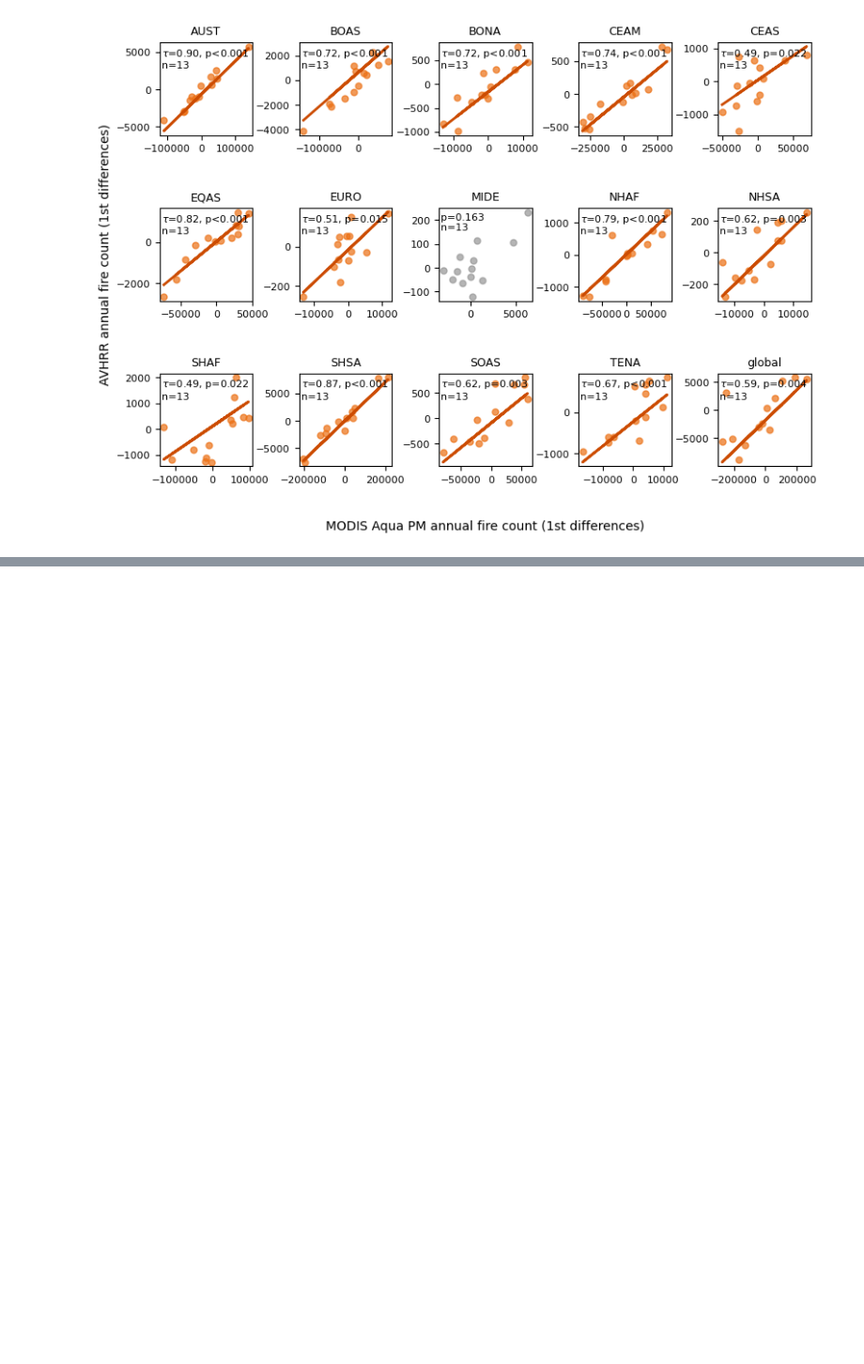
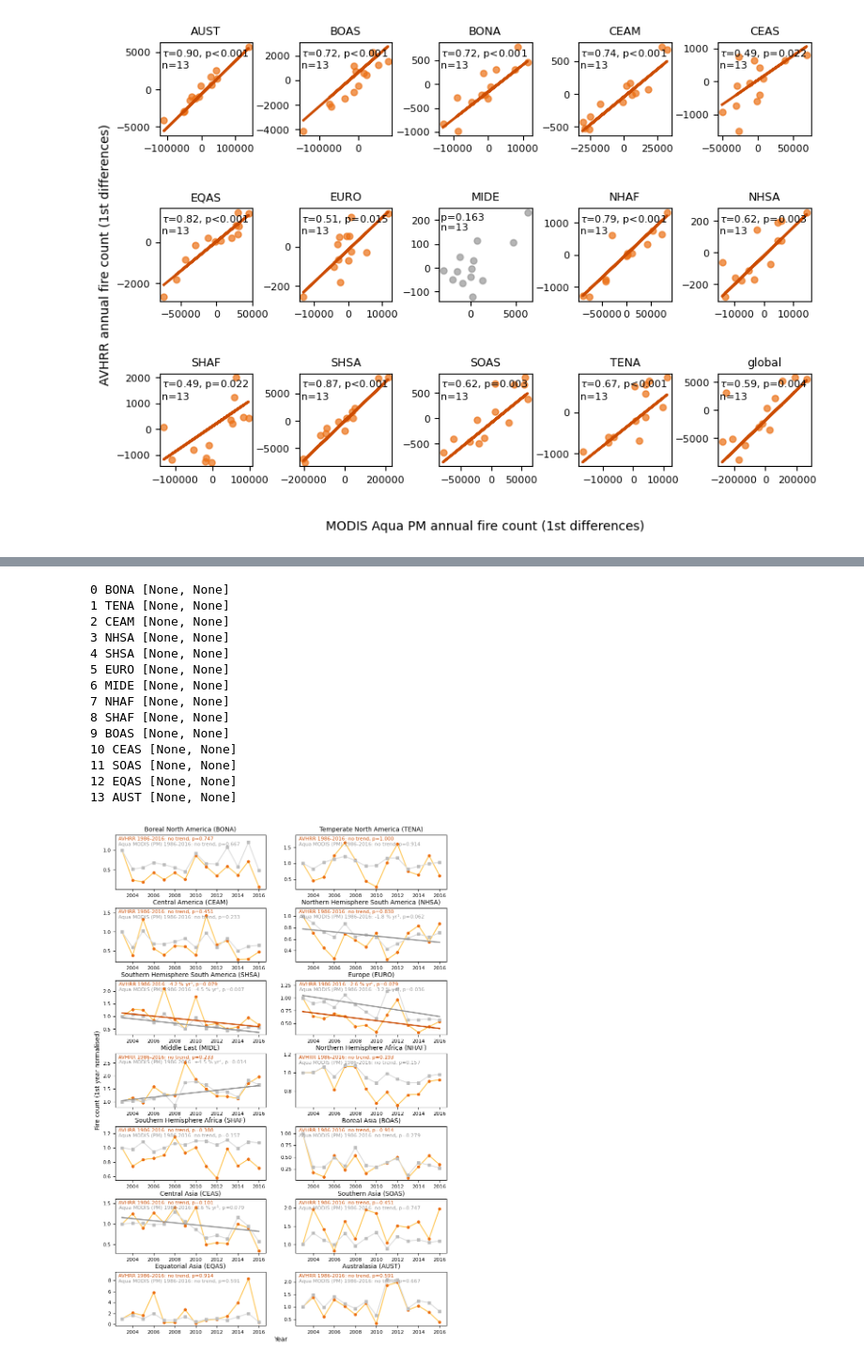
Before and after one commit to mdj4/avhrr-fire, a Jupyter notebook: src/06_intercomparison/03_intercomparison_vs_other_data.ipynb, the cells around one changed output, grey strips where cells are left out. Shown at 94% size. Cells and saved outputs as stored; diff of their text form; code cells hidden in the pictures; blank space fills up the shorter version.

```diff
--- a/src/06_intercomparison/03_intercomparison_vs_other_data.ipynb
+++ b/src/06_intercomparison/03_intercomparison_vs_other_data.ipynb
@@ -522,0 +899,19 @@ summary.to_csv(str(dir_out_figures / 's02_modis_pm_intercomparison.csv'), index=
+# %%
+aquapm_year['gfed_full_name'] = ''
+aquapm_year.loc[aquapm_year.region_name=='BONA', 'gfed_full_name'] = 'Boreal North America (BONA)'
+aquapm_year.loc[aquapm_year.region_name=='TENA', 'gfed_full_name'] = 'Temperate North America (TENA)'
+aquapm_year.loc[aquapm_year.region_name=='CEAM', 'gfed_full_name'] = 'Central America (CEAM)'
+aquapm_year.loc[aquapm_year.region_name=='NHSA', 'gfed_full_name'] = 'Northern Hemisphere South America (NHSA)'
+aquapm_year.loc[aquapm_year.region_name=='SHSA', 'gfed_full_name'] = 'Southern Hemisphere South America (SHSA)'
+aquapm_year.loc[aquapm_year.region_name=='EURO', 'gfed_full_name'] = 'Europe (EURO)'
+aquapm_year.loc[aquapm_year.region_name=='MIDE', 'gfed_full_name'] = 'Middle East (MIDE)'
+aquapm_year.loc[aquapm_year.region_name=='NHAF', 'gfed_full_name'] = 'Northern Hemisphere Africa (NHAF)'
+aquapm_year.loc[aquapm_year.region_name=='SHAF', 'gfed_full_name'] = 'Southern Hemisphere Africa (SHAF)'
+aquapm_year.loc[aquapm_year.region_name=='BOAS', 'gfed_full_name'] = 'Boreal Asia (BOAS)'
+aquapm_year.loc[aquapm_year.region_name=='CEAS', 'gfed_full_name'] = 'Central Asia (CEAS)'
+aquapm_year.loc[aquapm_year.region_name=='SOAS', 'gfed_full_name'] = 'Southern Asia (SOAS)'
+aquapm_year.loc[aquapm_year.region_name=='EQAS', 'gfed_full_name'] = 'Equatorial Asia (EQAS)'
+aquapm_year.loc[aquapm_year.region_name=='AUST', 'gfed_full_name'] = 'Australasia (AUST)'
+aquapm_year.loc[aquapm_year.region_name=='global', 'gfed_full_name'] = 'Global'
+
+aquapm_year.head()
@@ -522,0 +981,39 @@ summary.to_csv(str(dir_out_figures / 's02_modis_pm_intercomparison.csv'), index=
+# %%
+fig, axes, stats_tbl = ts_plotter(df=aquapm_year,
+                                xstr='year',
+                                y1str='n_count_avhrr',
+                                y2str='n_count_modis',
+                                series1_str = 'AVHRR',
+                                series2_str = 'Aqua MODIS (PM)',
+                                region_dict=region_dict,
+                                ylab="Fire count (1st year normalised)",
+                                xlab="Year",
+                                av_color_list=av_color_list, fw_color_list=fw_color_list,
+                                nrow=7, ncol=2,
+                                dim = (210*mm,297*mm))
+fig.tight_layout()
+
+
+#figs
+fig.savefig(str(dir_out_figures / 's11_timeseries_AVHRR_vs_MODIS_PM_1st_year_normalised.png'), dpi=1000)
+#fig.savefig(str(dir_out_figures / 's4_timeseries_gfed_vpd_flip.pdf'))
+
+#statstable
+#stats_tbl.to_csv(str(dir_out_figures / 's4_timeseries_gfed_vpd_flip.csv'),index=False)
+#print(stats_tbl)
+# %% [output]
+0 BONA [None, None]
+1 TENA [None, None]
+2 CEAM [None, None]
+3 NHSA [None, None]
+4 SHSA [None, None]
+5 EURO [None, None]
+6 MIDE [None, None]
+7 NHAF [None, None]
+8 SHAF [None, None]
+9 BOAS [None, None]
+10 CEAS [None, None]
+11 SOAS [None, None]
+12 EQAS [None, None]
+13 AUST [None, None]
+[figure, added]
```
Also changed, not shown: parts of 28 cells of this notebook, 1 other file.
